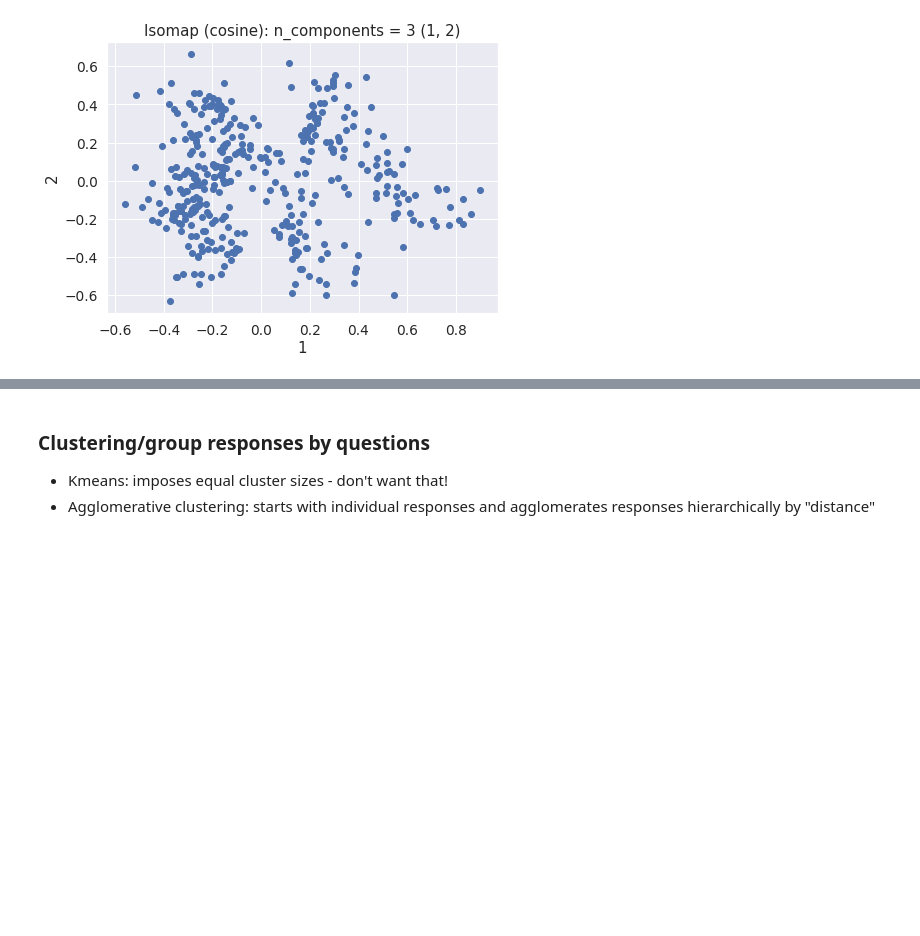
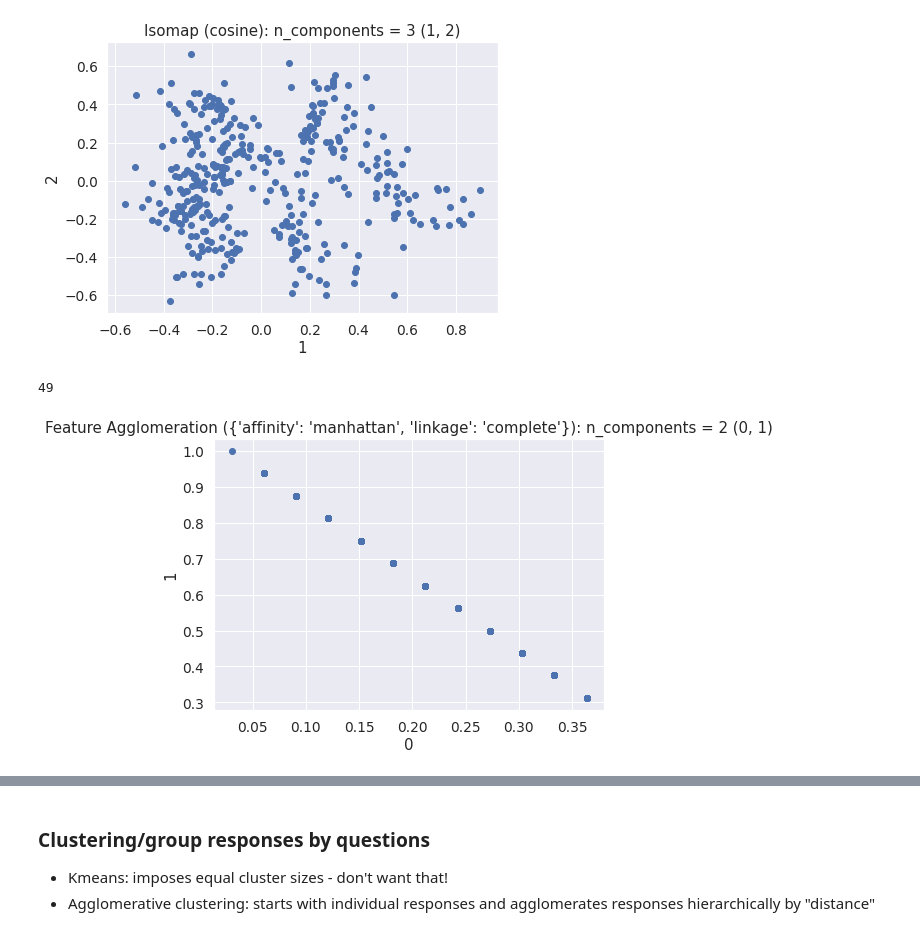
Before and after one commit to notchia/metagov, a Jupyter notebook: cryptopolitics_survey_analysis.ipynb, the cells around one changed output, grey strips where cells are left out. Saved outputs shown, nothing was run; the diff lists cells and outputs as text; code cells hidden in the pictures; blank space fills up the shorter version.

```diff
--- a/cryptopolitics_survey_analysis.ipynb
+++ b/cryptopolitics_survey_analysis.ipynb
@@ -478,6 +477,23 @@ def compute_and_plot_isomap(X, N, metric='cosine'):
     scatter_plot_combos(X_transformed, N, title=f'Isomap ({metric})')
 
     return X_transformed, iso
+# %%
+def compute_and_plot_feature_agglomeration(X, N, kwargs={}):
+    """Compute and plot feature agglomeration transformation of data
+
+    Choice of distance metric is very important!"""
+
+    # Transform
+    fa = FeatureAgglomeration(n_clusters=N, **kwargs) #cosine, cityblock, hamming, dice
+    X_transformed = fa.fit_transform(X)
+
+    # Display some results
+    print(fa.n_features_in_)
+
+    # Plot
+    scatter_plot_combos(X_transformed, N, title=f'Feature Agglomeration ({kwargs})')
+
+    return X_transformed, fa
 # %%
 # PCA on mostly-ordinal data
 X_pca_mixed_3 = compute_and_plot_pca(X_mixed, 3)
@@ -509,3 +525,11 @@ X_iso_mixed_3 = compute_and_plot_isomap(X_mixed, 3)
 [figure]
 [figure]
 [figure]
+# %%
+kwargs_fa_allCat = {'affinity': 'manhattan', 'linkage': 'complete'}
+kwargs_fa_mixed = {'affinity': 'cosine', 'linkage': 'single'}
+# %%
+X_fa_allCat_2 = compute_and_plot_feature_agglomeration(X_allCat, 2, kwargs=kwargs_fa_allCat)
+# %% [output]
+49
+[figure, added]
```
Also changed, not shown: parts of 7 cells of this notebook.
